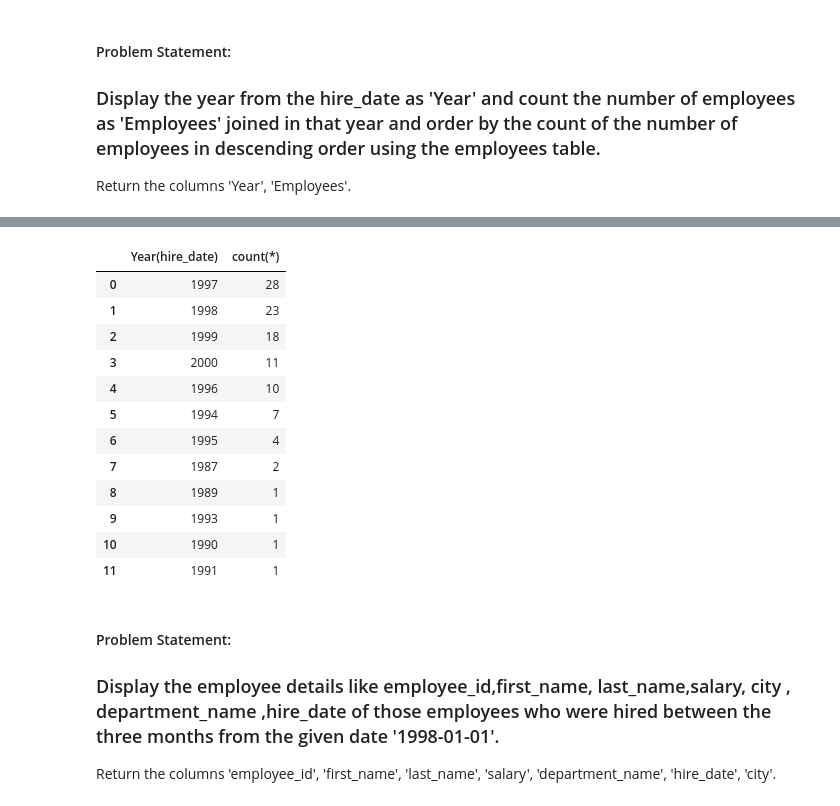
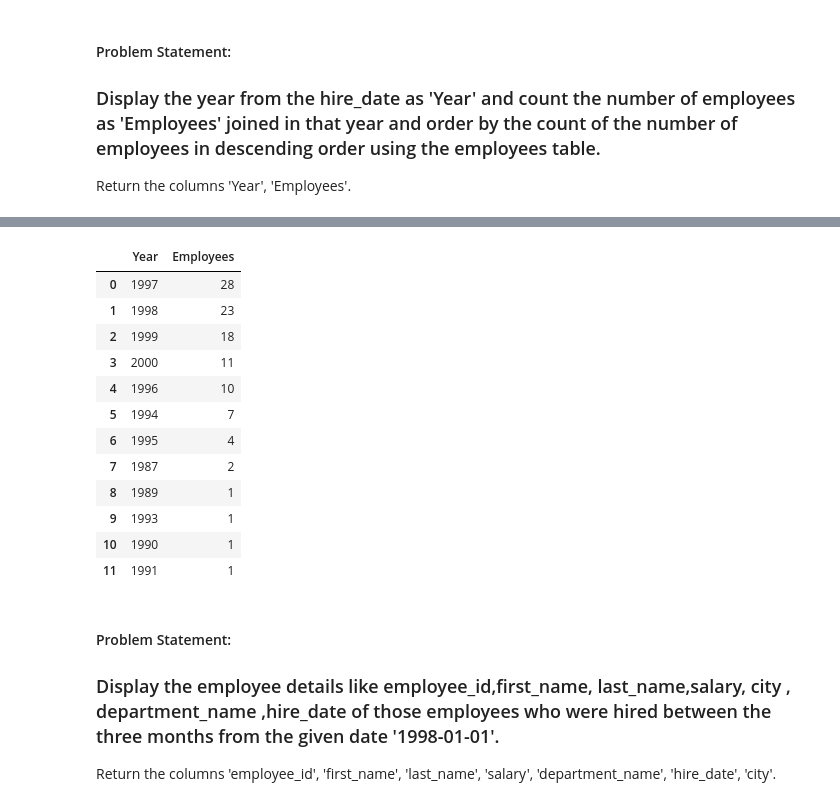
Before and after one commit to 28101991SUNNY/RDBMS-and-SQL-, a Jupyter notebook: 5_SQL_Date and Time Functions .ipynb, the cells around one changed output, grey strips where cells are left out. Cells and saved outputs as stored; diff of their text form; code cells hidden in the pictures.

```diff
--- a/5_SQL_Date and Time Functions .ipynb
+++ b/5_SQL_Date and Time Functions .ipynb
@@ -514,20 +512,20 @@ Return the columns 'Year', 'Employees'.
 # %%
 pd.read_sql_query("""
 
 SELECT
-Year(hire_date),
-count(*)
+Year(hire_date) as Year,
+count(*) as Employees
 
 from
 employees
 group by year(hire_date)
 order by 2 desc
 ;
 
 """,conn)
 # %% [output]
 [interactive output not drawn]
-|  | Year(hire_date) | count(*) |
+|  | Year | Employees |
 | 0 | 1997 | 28 |
 | 1 | 1998 | 23 |
 | 2 | 1999 | 18 |
```
Also changed, not shown: parts of 8 cells of this notebook.
